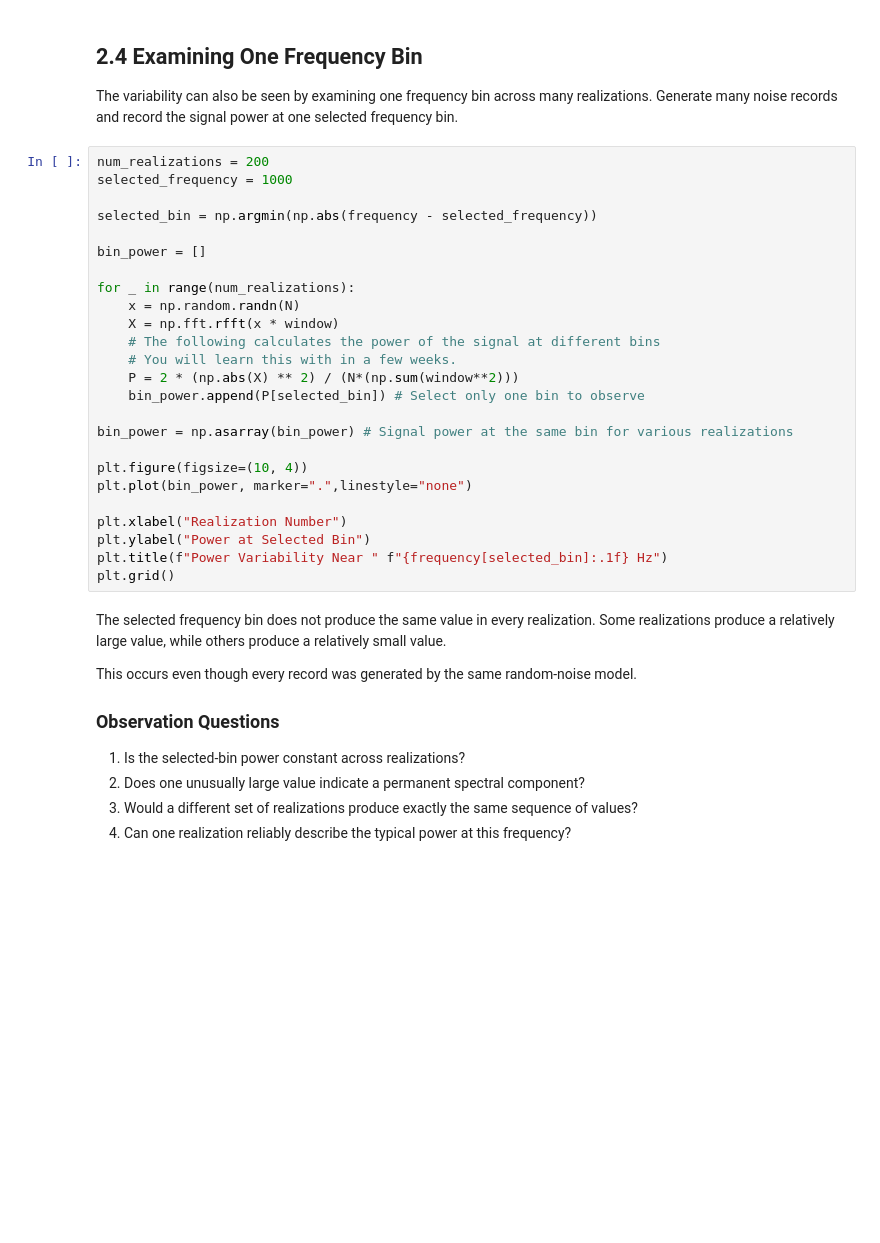
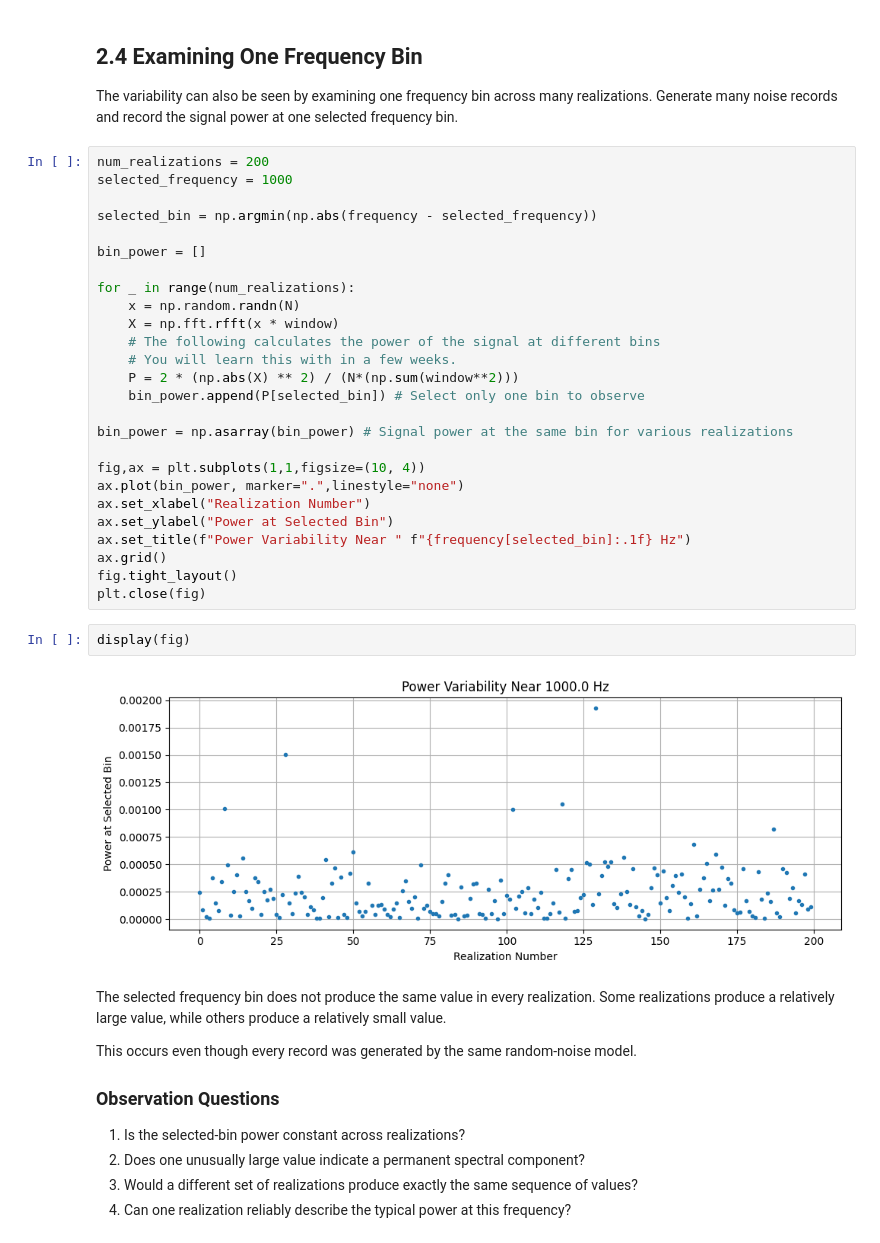
Before and after one commit to ktpitch/dsp_notebooks, a Jupyter notebook: notebooks/w03/dft_with_noise.ipynb, the cells around one changed output. Cells and saved outputs as stored; diff of their text form; blank space fills up the shorter version.

```diff
--- a/notebooks/w03/dft_with_noise.ipynb
+++ b/notebooks/w03/dft_with_noise.ipynb
@@ -272,13 +289,18 @@ for _ in range(num_realizations):
 
 bin_power = np.asarray(bin_power) # Signal power at the same bin for various realizations
 
-plt.figure(figsize=(10, 4))
-plt.plot(bin_power, marker=".",linestyle="none")
-
-plt.xlabel("Realization Number")
-plt.ylabel("Power at Selected Bin")
-plt.title(f"Power Variability Near " f"{frequency[selected_bin]:.1f} Hz")
-plt.grid()
+fig,ax = plt.subplots(1,1,figsize=(10, 4))
+ax.plot(bin_power, marker=".",linestyle="none")
+ax.set_xlabel("Realization Number")
+ax.set_ylabel("Power at Selected Bin")
+ax.set_title(f"Power Variability Near " f"{frequency[selected_bin]:.1f} Hz")
+ax.grid()
+fig.tight_layout()
+plt.close(fig)
+# %%
+display(fig)
+# %% [output]
+[figure, added]
 # %% [markdown]
 The selected frequency bin does not produce the same value in every realization. Some realizations produce a relatively large value, while others produce a relatively small value.
 
```
Also changed, not shown: parts of 39 cells of this notebook.
